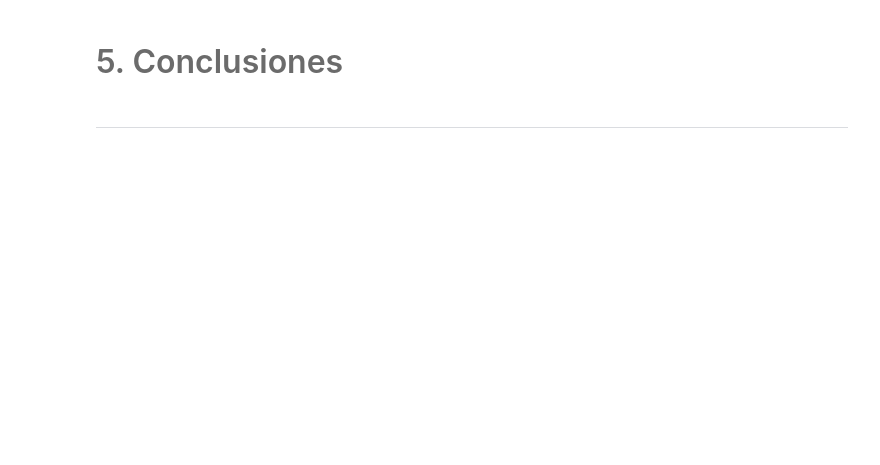
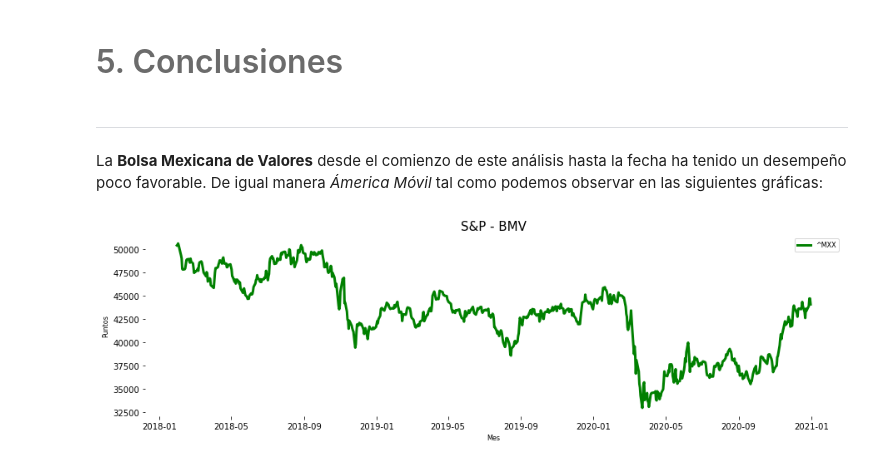
Before and after one commit to andreajimenezorozco/Lab-1_MyST_Spring2021, a Jupyter notebook: notebook.ipynb, the cells around one changed output. Drawn from its saved outputs; the diff is of its cells as text; code cells hidden in the pictures; blank space fills up the shorter version.

```diff
--- a/notebook.ipynb
+++ b/notebook.ipynb
@@ -85,0 +384,9 @@ Para correr este notebook es necesario contar con los siguientes archivos y depe
+# %% [markdown]
+La **Bolsa Mexicana de Valores** desde el comienzo de este análisis hasta la fecha ha tenido un desempeño poco favorable. De igual manera *Ámerica Móvil* tal como podemos observar en las siguientes gráficas:
+# %%
+tickers = ['^MXX', "AMXL.MX"]
+prices_= dt.get_closes(tickers, '2018-01-30', '2020-12-31', freq="d")
+# %%
+vz.basic_plot(prices_, 'S&P - BMV', '^MXX', 'Mes', 'Puntos')
+# %% [output]
+[figure, added]
```
Also changed, not shown: parts of 52 cells of this notebook, 6 other files.
